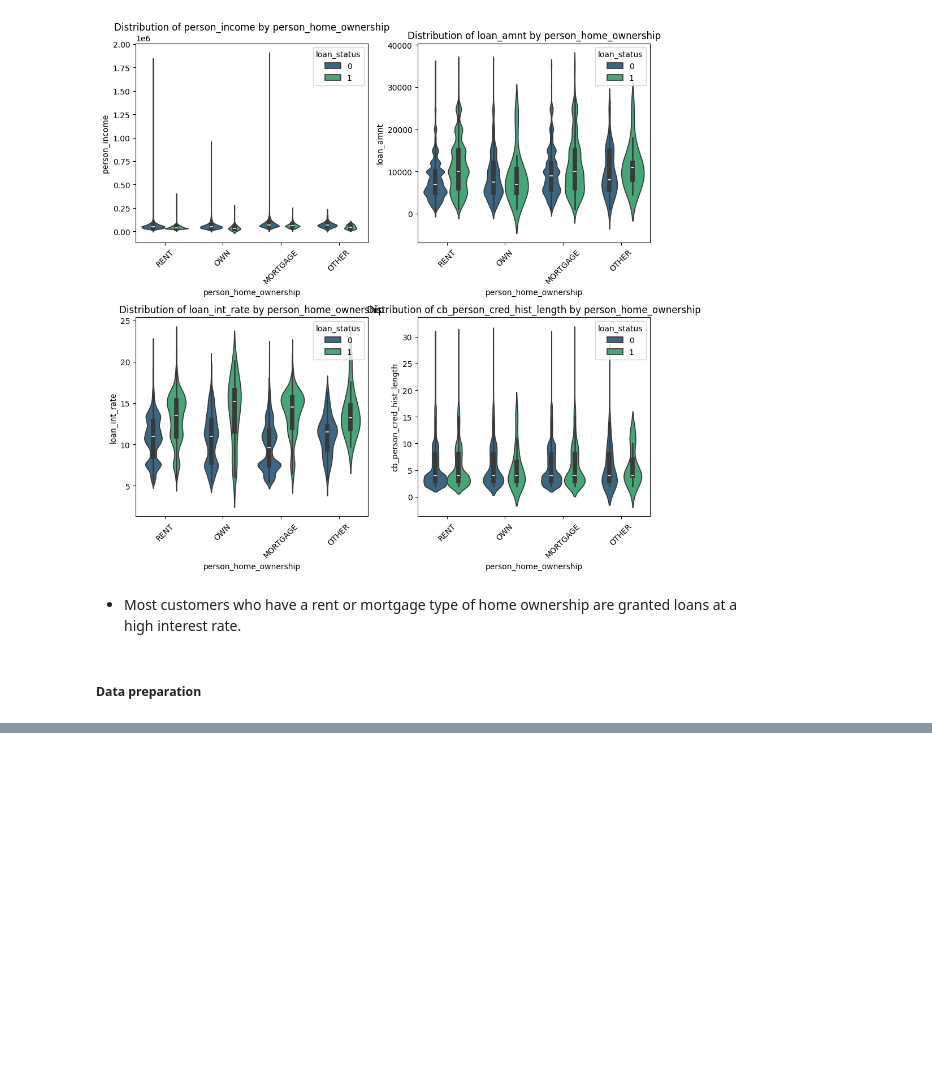
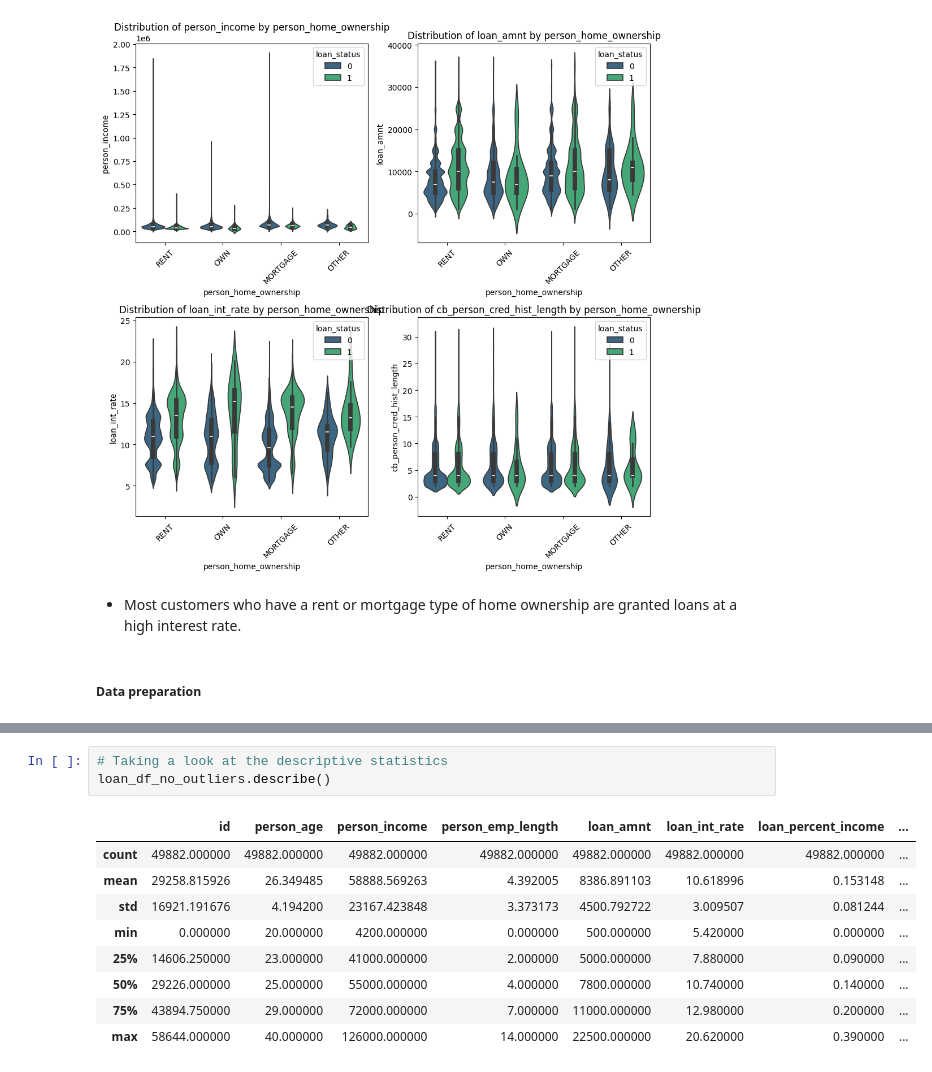
Before and after one commit to WilliamNdoni/loan_approval_prediction_kaggle, a Jupyter notebook: loan_approval_prediction.ipynb, the cells around one changed output, grey strips where cells are left out. Cells and saved outputs as stored; diff of their text form; blank space fills up the shorter version.

```diff
--- a/loan_approval_prediction.ipynb
+++ b/loan_approval_prediction.ipynb
@@ -323,0 +414,13 @@ plt.show();
+# %%
+# Taking a look at the descriptive statistics
+loan_df_no_outliers.describe()
+# %% [output]
+|  | id | person_age | person_income | person_emp_length | loan_amnt | loan_int_rate | loan_percent_income | ... |
+| count | 49882.000000 | 49882.000000 | 49882.000000 | 49882.000000 | 49882.000000 | 49882.000000 | 49882.000000 | ... |
+| mean | 29258.815926 | 26.349485 | 58888.569263 | 4.392005 | 8386.891103 | 10.618996 | 0.153148 | ... |
+| std | 16921.191676 | 4.194200 | 23167.423848 | 3.373173 | 4500.792722 | 3.009507 | 0.081244 | ... |
+| min | 0.000000 | 20.000000 | 4200.000000 | 0.000000 | 500.000000 | 5.420000 | 0.000000 | ... |
+| 25% | 14606.250000 | 23.000000 | 41000.000000 | 2.000000 | 5000.000000 | 7.880000 | 0.090000 | ... |
+| 50% | 29226.000000 | 25.000000 | 55000.000000 | 4.000000 | 7800.000000 | 10.740000 | 0.140000 | ... |
+| 75% | 43894.750000 | 29.000000 | 72000.000000 | 7.000000 | 11000.000000 | 12.980000 | 0.200000 | ... |
+| max | 58644.000000 | 40.000000 | 126000.000000 | 14.000000 | 22500.000000 | 20.620000 | 0.390000 | ... |
```
Also changed, not shown: parts of 10 cells of this notebook.
